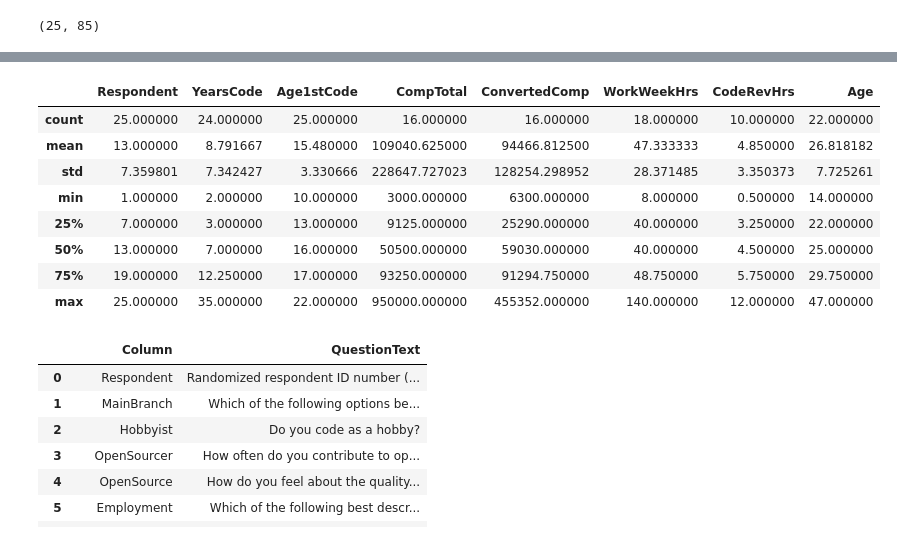
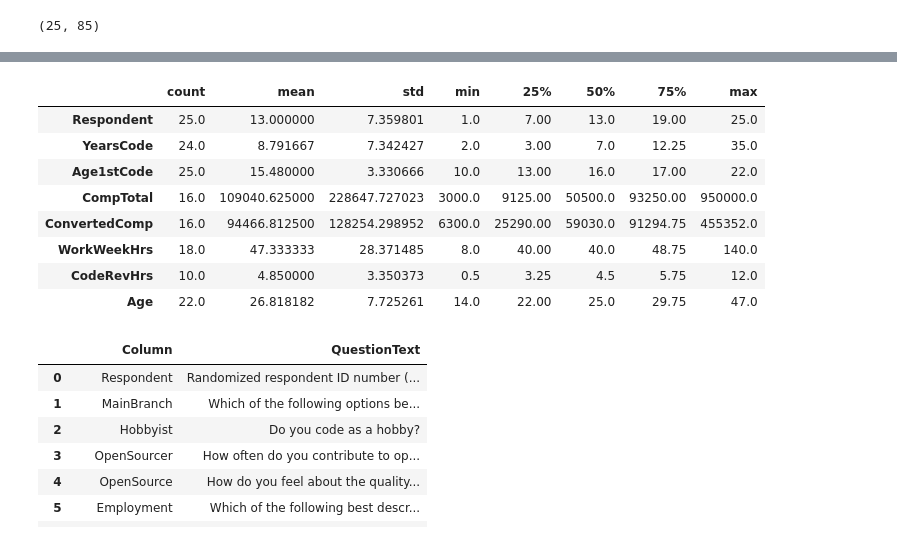
Before and after one commit to r2prof/Pandas, a Jupyter notebook: Correy_Tutorial/01_Pandas_Demo.ipynb, the cells around one changed output, grey strips where cells are left out. Saved outputs shown, nothing was run; the diff lists cells and outputs as text; code cells hidden in the pictures.

```diff
--- a/Correy_Tutorial/01_Pandas_Demo.ipynb
+++ b/Correy_Tutorial/01_Pandas_Demo.ipynb
@@ -54,17 +54,17 @@ dtypes: float64(6), int64(2), object(77)
 memory usage: 16.7+ KB
 # %%
 # Look at the summary of the data as in R
-df.describe()
+df.describe().T
 # %% [output]
-|  | Respondent | YearsCode | Age1stCode | CompTotal | ConvertedComp | WorkWeekHrs | CodeRevHrs | Age |
-| count | 25.000000 | 24.000000 | 25.000000 | 16.000000 | 16.000000 | 18.000000 | 10.000000 | 22.000000 |
-| mean | 13.000000 | 8.791667 | 15.480000 | 109040.625000 | 94466.812500 | 47.333333 | 4.850000 | 26.818182 |
-| std | 7.359801 | 7.342427 | 3.330666 | 228647.727023 | 128254.298952 | 28.371485 | 3.350373 | 7.725261 |
-| min | 1.000000 | 2.000000 | 10.000000 | 3000.000000 | 6300.000000 | 8.000000 | 0.500000 | 14.000000 |
-| 25% | 7.000000 | 3.000000 | 13.000000 | 9125.000000 | 25290.000000 | 40.000000 | 3.250000 | 22.000000 |
-| 50% | 13.000000 | 7.000000 | 16.000000 | 50500.000000 | 59030.000000 | 40.000000 | 4.500000 | 25.000000 |
-| 75% | 19.000000 | 12.250000 | 17.000000 | 93250.000000 | 91294.750000 | 48.750000 | 5.750000 | 29.750000 |
-| max | 25.000000 | 35.000000 | 22.000000 | 950000.000000 | 455352.000000 | 140.000000 | 12.000000 | 47.000000 |
+|  | count | mean | std | min | 25% | 50% | 75% | max |
+| Respondent | 25.0 | 13.000000 | 7.359801 | 1.0 | 7.00 | 13.0 | 19.00 | 25.0 |
+| YearsCode | 24.0 | 8.791667 | 7.342427 | 2.0 | 3.00 | 7.0 | 12.25 | 35.0 |
+| Age1stCode | 25.0 | 15.480000 | 3.330666 | 10.0 | 13.00 | 16.0 | 17.00 | 22.0 |
+| CompTotal | 16.0 | 109040.625000 | 228647.727023 | 3000.0 | 9125.00 | 50500.0 | 93250.00 | 950000.0 |
+| ConvertedComp | 16.0 | 94466.812500 | 128254.298952 | 6300.0 | 25290.00 | 59030.0 | 91294.75 | 455352.0 |
+| WorkWeekHrs | 18.0 | 47.333333 | 28.371485 | 8.0 | 40.00 | 40.0 | 48.75 | 140.0 |
+| CodeRevHrs | 10.0 | 4.850000 | 3.350373 | 0.5 | 3.25 | 4.5 | 5.75 | 12.0 |
+| Age | 22.0 | 26.818182 | 7.725261 | 14.0 | 22.00 | 25.0 | 29.75 | 47.0 |
 # %%
 # With the pd.set_option('display.max_columns', 85) line, only the first 85 columns will be displayed, and the rest will be truncated.
 # Same is the true for ('display.max.rows', 85)
```
Also changed, not shown: 1 other file.
